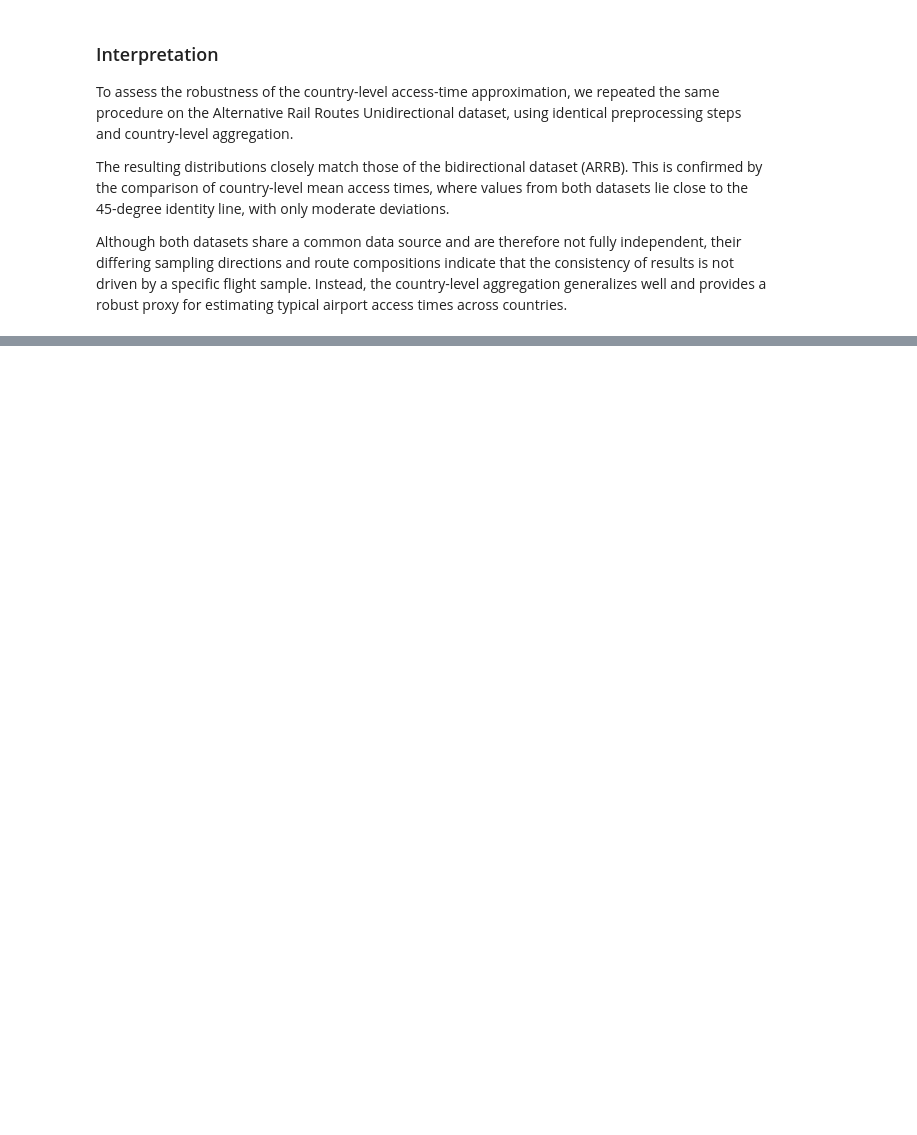
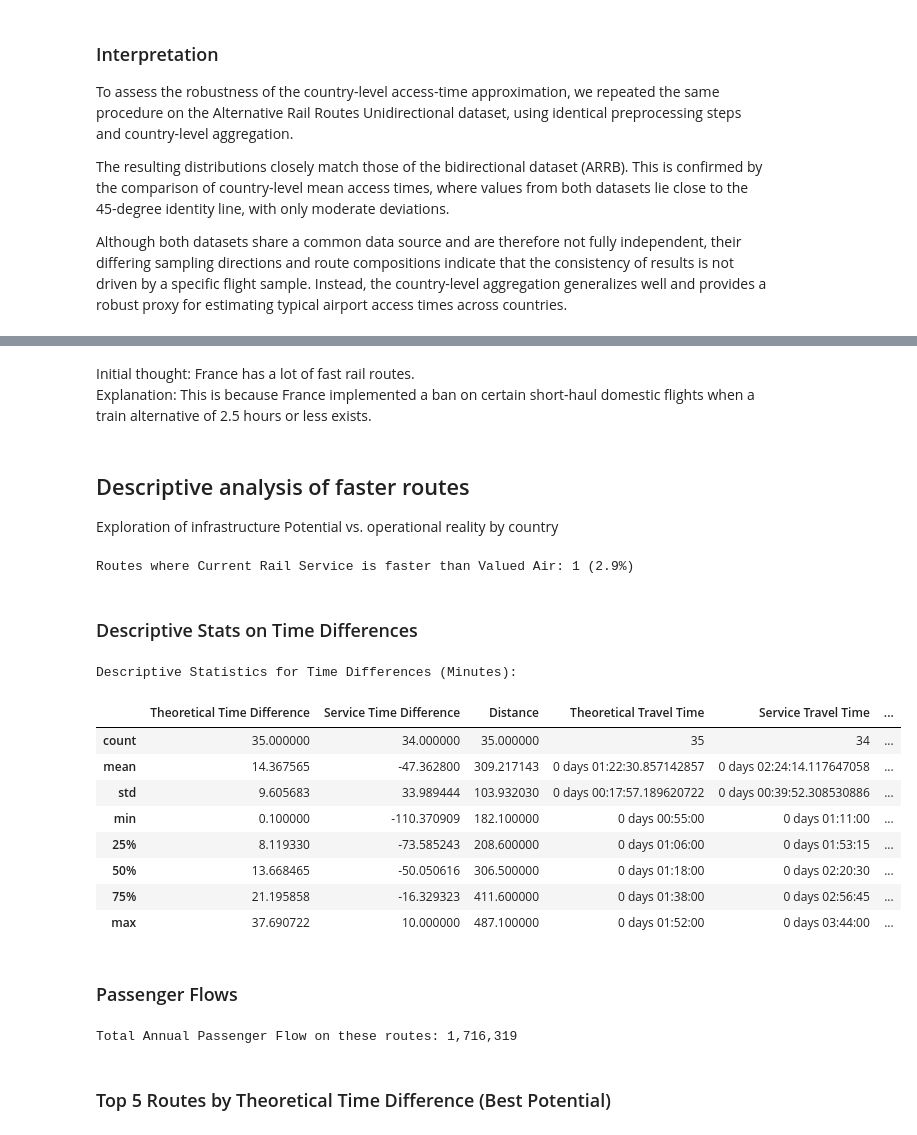
Before and after one commit to PhilippS01/ExDEx-A2, a Jupyter notebook: src/Final_Notebook.ipynb, the cells around one changed output, grey strips where cells are left out. Drawn from its saved outputs; the diff is of its cells as text; code cells hidden in the pictures; blank space fills up the shorter version.

```diff
--- a/src/Final_Notebook.ipynb
+++ b/src/Final_Notebook.ipynb
@@ -851,0 +940,31 @@ Although both datasets share a common data source and are therefore not fully in
+# %%
+# We also need to merge them with Candidate_Rail_Routes to get raw travel times and distances
+
+full_info_faster_rail_theoretical_valued = faster_rail_theoretical_valued.merge(
+    Candidate_Rail_Routes.drop_duplicates(subset=['Origin', 'Destination']),
+    on=['Origin', 'Destination'],
+    how='left'
+)
+
+# The travel times a currently in a string format (1h 12min) this needs to converted to time delta
+
+def parse_row(time_str):
+    if pd.isna(time_str) or time_str == "" or time_str == "nan":
+        return pd.NaT
+
+    clean_str = time_str.split(',')[-1]
+
+    hours_match = re.search(r'(?i)(\d+)\s*h', clean_str)
+    mins_match = re.search(r'(?i)(\d+)\s*min', clean_str)
+
+    hours = int(hours_match.group(1)) if hours_match else 0
+    minutes = int(mins_match.group(1)) if mins_match else 0
+
+    if hours == 0 and minutes == 0:
+        return pd.NaT
+    return pd.Timedelta(hours=hours, minutes=minutes)
+
+full_info_faster_rail_theoretical_valued['Distance'] = full_info_faster_rail_theoretical_valued['Distance'].str[:-3].astype(float)
+full_info_faster_rail_theoretical_valued['Theoretical Travel Time'] = full_info_faster_rail_theoretical_valued['Distance and Theoretical Time'].apply(parse_row)
+full_info_faster_rail_theoretical_valued['Service Travel Time'] = full_info_faster_rail_theoretical_valued['Service Travel Time'].apply(parse_row)
+full_info_faster_rail_theoretical_valued['Travel Time Delta'] = full_info_faster_rail_theoretical_valued['Service Travel Time'] - full_info_faster_rail_theoretical_valued['Theoretical Travel Time']
@@ -851,0 +1048,41 @@ Although both datasets share a common data source and are therefore not fully in
+# %% [markdown]
+Initial thought: France has a lot of fast rail routes.\
+Explanation: This is because France implemented a ban on certain short-haul domestic flights when a train alternative of 2.5 hours or less exists.
+# %% [markdown]
+## Descriptive analysis of faster routes
+
+Exploration of infrastructure Potential vs. operational reality by country
+# %%
+analysis_df = full_info_faster_rail_theoretical_valued.copy()
+num_routes = len(analysis_df)
+routes_service_faster = analysis_df[analysis_df['Service Time Difference'] > 0]
+num_service_faster = len(routes_service_faster)
+pct_service_faster = (num_service_faster / num_routes) * 100
+print(f"Routes where Current Rail Service is faster than Valued Air: {num_service_faster} ({pct_service_faster:.1f}%)")
+# %% [output]
+Routes where Current Rail Service is faster than Valued Air: 1 (2.9%)
+# %% [markdown]
+### Descriptive Stats on Time Differences
+# %%
+print("\nDescriptive Statistics for Time Differences (Minutes):")
+analysis_df[['Theoretical Time Difference', 'Service Time Difference', "Distance", "Theoretical Travel Time",
+             'Service Travel Time', 'Travel Time Delta']].describe()
+# %% [output]
+Descriptive Statistics for Time Differences (Minutes):
+|  | Theoretical Time Difference | Service Time Difference | Distance | Theoretical Travel Time | Service Travel Time | ... |
+| count | 35.000000 | 34.000000 | 35.000000 | 35 | 34 | ... |
+| mean | 14.367565 | -47.362800 | 309.217143 | 0 days 01:22:30.857142857 | 0 days 02:24:14.117647058 | ... |
+| std | 9.605683 | 33.989444 | 103.932030 | 0 days 00:17:57.189620722 | 0 days 00:39:52.308530886 | ... |
+| min | 0.100000 | -110.370909 | 182.100000 | 0 days 00:55:00 | 0 days 01:11:00 | ... |
+| 25% | 8.119330 | -73.585243 | 208.600000 | 0 days 01:06:00 | 0 days 01:53:15 | ... |
+| 50% | 13.668465 | -50.050616 | 306.500000 | 0 days 01:18:00 | 0 days 02:20:30 | ... |
+| 75% | 21.195858 | -16.329323 | 411.600000 | 0 days 01:38:00 | 0 days 02:56:45 | ... |
+| max | 37.690722 | 10.000000 | 487.100000 | 0 days 01:52:00 | 0 days 03:44:00 | ... |
+# %% [markdown]
+### Passenger Flows
+# %%
+print(f"Total Annual Passenger Flow on these routes: {analysis_df['Passenger Flows'].sum():,}")
+# %% [output]
+Total Annual Passenger Flow on these routes: 1,716,319
+# %% [markdown]
+### Top 5 Routes by Theoretical Time Difference (Best Potential)
```
Also changed, not shown: parts of 35 cells of this notebook, 1 other file.
